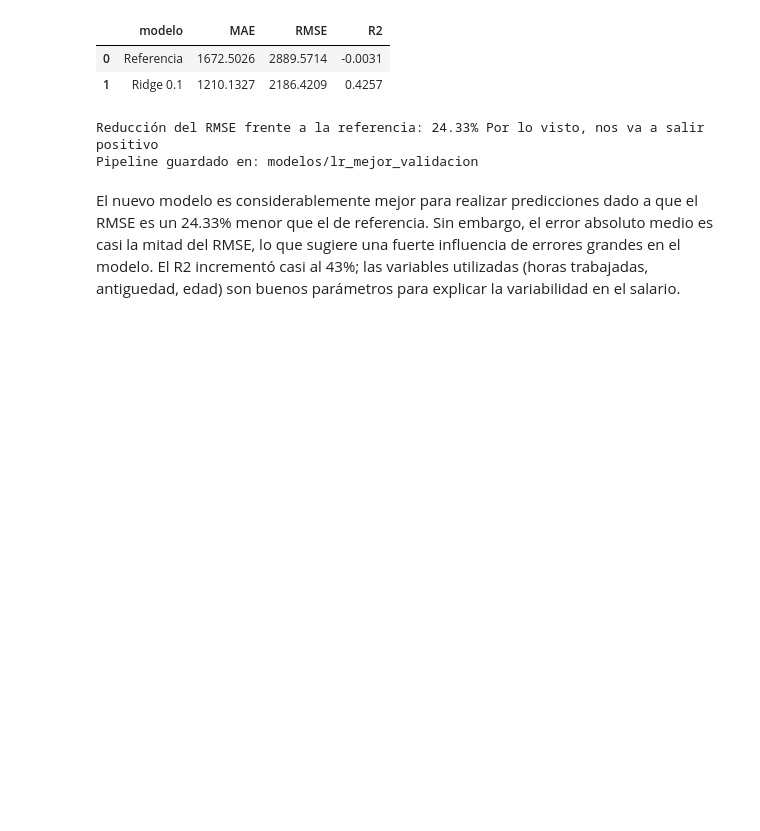
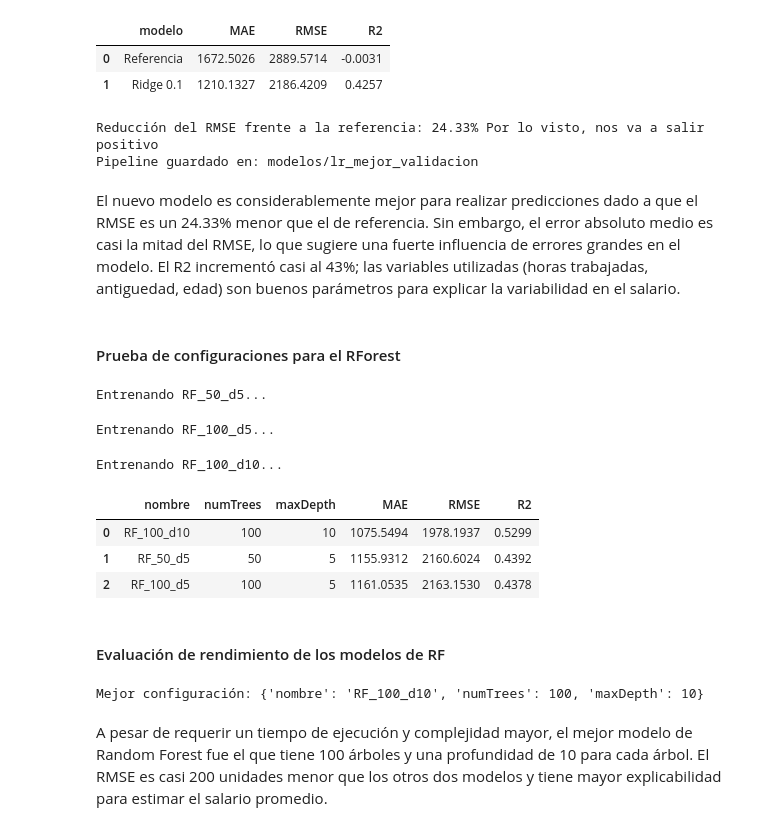
Before and after one commit to CindyGualim/lab7-data, a Jupyter notebook: notebooks/Laboratorio7_SparkMLlib.ipynb, the cells around one changed output. Saved outputs shown, nothing was run; the diff lists cells and outputs as text; code cells hidden in the pictures; blank space fills up the shorter version.

Commit message:
feat: 6. Crear modelo de RF

```diff
--- a/notebooks/Laboratorio7_SparkMLlib.ipynb
+++ b/notebooks/Laboratorio7_SparkMLlib.ipynb
@@ -1349,0 +1400,71 @@ El R2 incrementó casi al 43%; las variables utilizadas (horas trabajadas, antig
+# %% [markdown]
+#### Prueba de configuraciones para el RForest
+# %%
+configuraciones_rf = [
+    {"nombre": "RF_50_d5", "numTrees": 50, "maxDepth": 5},
+    {"nombre": "RF_100_d5", "numTrees": 100, "maxDepth": 5},
+    {"nombre": "RF_100_d10", "numTrees": 100, "maxDepth": 10},
+]
+
+modelos_rf = {}
+resultados_rf = []
+
+for config in configuraciones_rf:
+    print(f"Entrenando {config['nombre']}...")
+
+    pipeline = crear_pipeline_rf(
+        num_trees=config["numTrees"],
+        max_depth=config["maxDepth"]
+    )
+
+    modelo = pipeline.fit(train)
+
+    predicciones = modelo.transform(validacion).cache()
+    metricas = evaluar_regresion(predicciones)
+
+    modelos_rf[config["nombre"]] = modelo
+    resultados_rf.append({
+        **config,
+        **metricas
+    })
+
+    predicciones.unpersist()
+
+tabla_rf = (
+    pd.DataFrame(resultados_rf)
+    .sort_values("RMSE")
+    .reset_index(drop=True)
+)
+
+display(tabla_rf.round(4))
+# %% [output]
+Entrenando RF_50_d5...
+Entrenando RF_100_d5...
+Entrenando RF_100_d10...
+|  | nombre | numTrees | maxDepth | MAE | RMSE | R2 |
+| 0 | RF_100_d10 | 100 | 10 | 1075.5494 | 1978.1937 | 0.5299 |
+| 1 | RF_50_d5 | 50 | 5 | 1155.9312 | 2160.6024 | 0.4392 |
+| 2 | RF_100_d5 | 100 | 5 | 1161.0535 | 2163.1530 | 0.4378 |
+# %% [markdown]
+#### Evaluación de rendimiento de los modelos de RF
+# %%
+mejor_nombre_rf = tabla_rf.loc[0, "nombre"]
+mejor_modelo_rf = modelos_rf[mejor_nombre_rf]
+
+mejor_config_rf = next(
+    config.copy()
+    for config in configuraciones_rf
+    if config["nombre"] == mejor_nombre_rf
+)
+
+metricas_mejor_rf = {
+    metrica: float(tabla_rf.loc[0, metrica])
+    for metrica in ["MAE", "RMSE", "R2"]
+}
+
+print("Mejor configuración:", mejor_config_rf)
+# %% [output]
+Mejor configuración: {'nombre': 'RF_100_d10', 'numTrees': 100, 'maxDepth': 10}
+# %% [markdown]
+A pesar de requerir un tiempo de ejecución y complejidad mayor, el mejor modelo de Random Forest fue el que tiene 100 árboles y una profundidad de 10 para cada árbol.
+El RMSE es casi 200 unidades menor que los otros dos modelos y tiene mayor explicabilidad para estimar el salario promedio.
```
Also changed, not shown: parts of 1 cell of this notebook.
